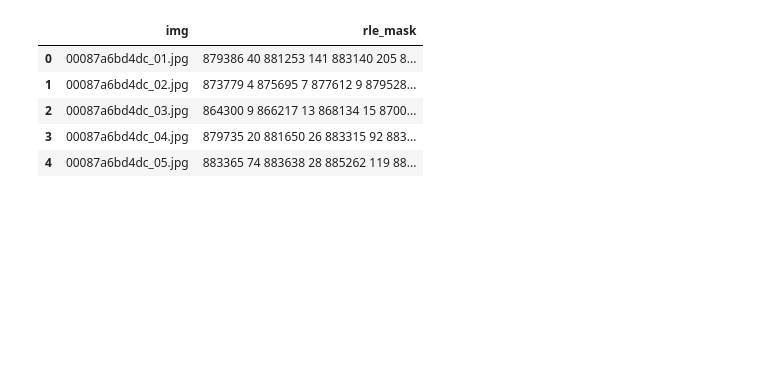
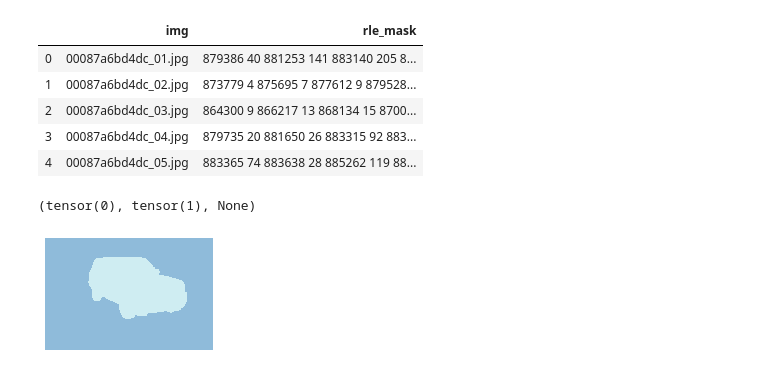
Before and after one commit to lgvaz/projects, a Jupyter notebook: vision/carvana-cars/create_png_masks.ipynb, the cells around one changed output. Cells and saved outputs as stored; diff of their text form; code cells hidden in the pictures; blank space fills up the shorter version.

```diff
--- a/vision/carvana-cars/create_png_masks.ipynb
+++ b/vision/carvana-cars/create_png_masks.ipynb
@@ -53,0 +76,6 @@ from tqdm import tqdm
+# %%
+mask = open_mask('/home/jupyter/data/carvana/labels/480x320/fff9b3a5373f_16.png')
+mask.data.min(), mask.data.max(), mask.show()
+# %% [output]
+(tensor(0), tensor(1), None)
+[figure, added]
```
Also changed, not shown: parts of 12 cells of this notebook, 5 other files.
